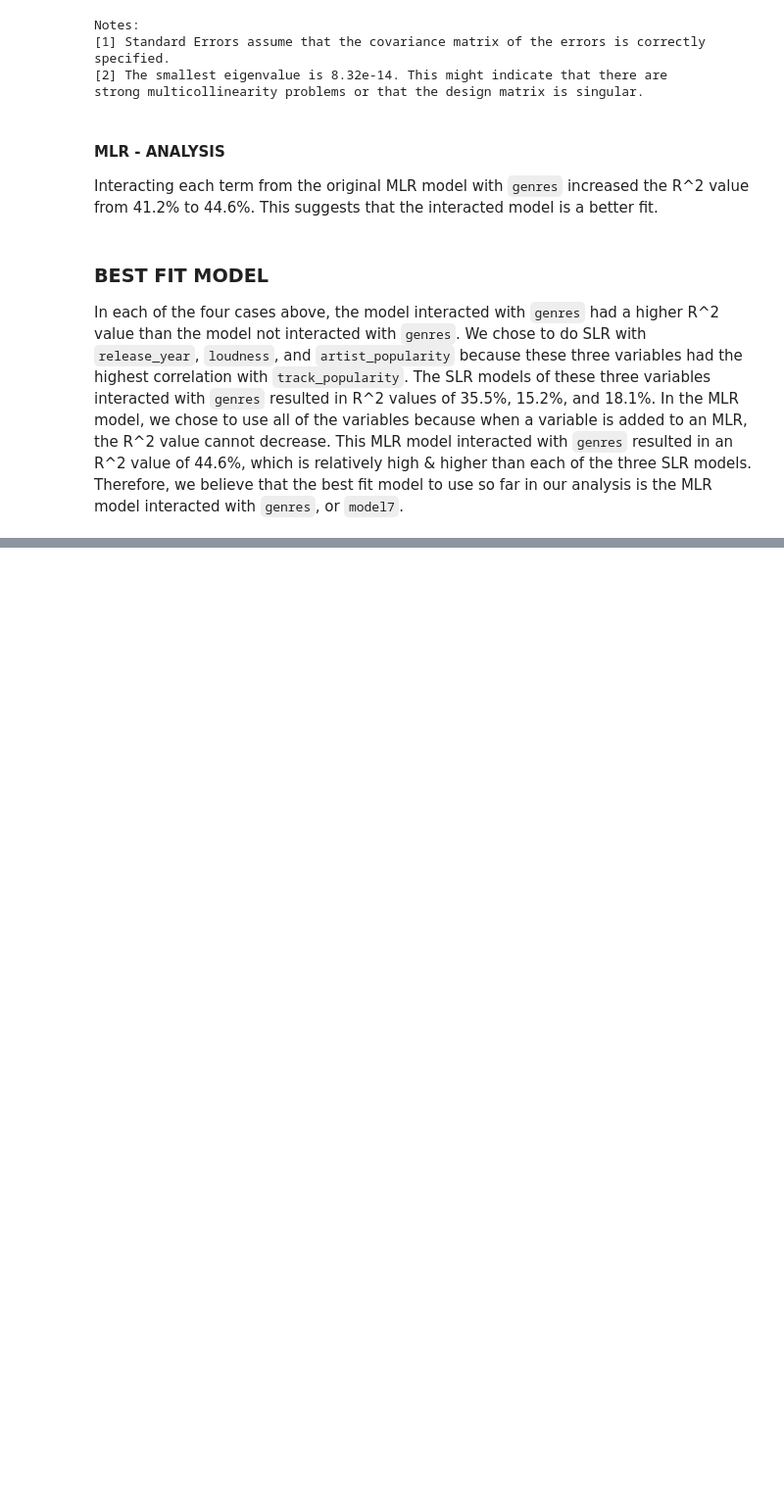
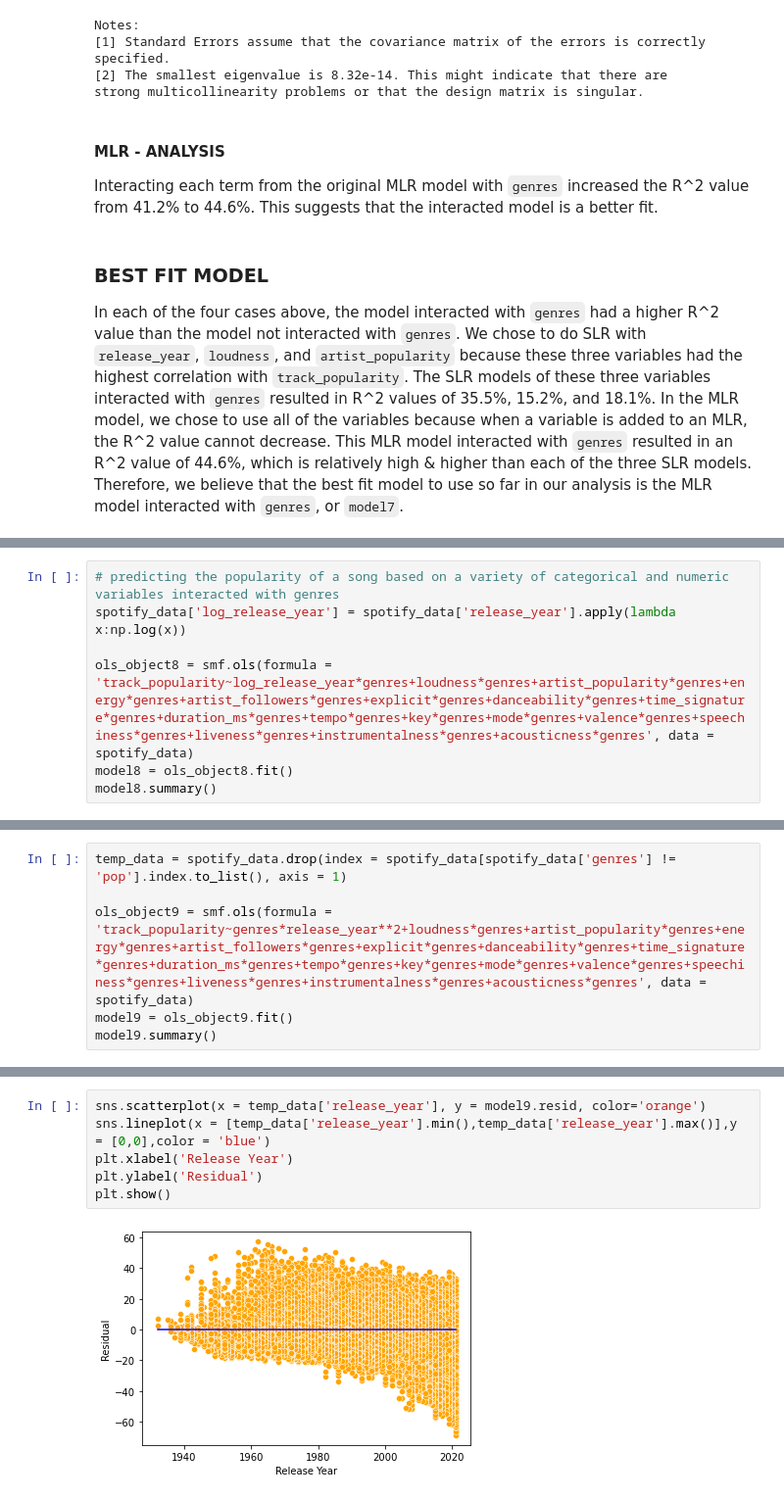
Before and after one commit to jacksterlin/best-303-final, a Jupyter notebook: New_Final_Project.ipynb, the cells around one changed output, grey strips where cells are left out. Shown at 98% size. Cells and saved outputs as stored; diff of their text form; blank space fills up the shorter version.

```diff
--- a/New_Final_Project.ipynb
+++ b/New_Final_Project.ipynb
@@ -374,0 +395,7 @@ In each of the four cases above, the model interacted with `genres` had a higher
+# %%
+# predicting the popularity of a song based on a variety of categorical and numeric variables interacted with genres
+spotify_data['log_release_year'] = spotify_data['release_year'].apply(lambda x:np.log(x))
+
+ols_object8 = smf.ols(formula = 'track_popularity~log_release_year*genres+loudness*genres+artist_popularity*genres+energy*genres+artist_followers*genres+explicit*genres+danceability*genres+time_signature*genres+duration_ms*genres+tempo*genres+key*genres+mode*genres+valence*genres+speechiness*genres+liveness*genres+instrumentalness*genres+acousticness*genres', data = spotify_data)
+model8 = ols_object8.fit()
+model8.summary()
@@ -374,0 +439,6 @@ In each of the four cases above, the model interacted with `genres` had a higher
+# %%
+temp_data = spotify_data.drop(index = spotify_data[spotify_data['genres'] != 'pop'].index.to_list(), axis = 1)
+
+ols_object9 = smf.ols(formula = 'track_popularity~genres*release_year**2+loudness*genres+artist_popularity*genres+energy*genres+artist_followers*genres+explicit*genres+danceability*genres+time_signature*genres+duration_ms*genres+tempo*genres+key*genres+mode*genres+valence*genres+speechiness*genres+liveness*genres+instrumentalness*genres+acousticness*genres', data = spotify_data)
+model9 = ols_object9.fit()
+model9.summary()
@@ -374,0 +480,8 @@ In each of the four cases above, the model interacted with `genres` had a higher
+# %%
+sns.scatterplot(x = temp_data['release_year'], y = model9.resid, color='orange')
+sns.lineplot(x = [temp_data['release_year'].min(),temp_data['release_year'].max()],y = [0,0],color = 'blue')
+plt.xlabel('Release Year')
+plt.ylabel('Residual')
+plt.show()
+# %% [output]
+[figure, added]
```
Also changed, not shown: parts of 15 cells of this notebook.
